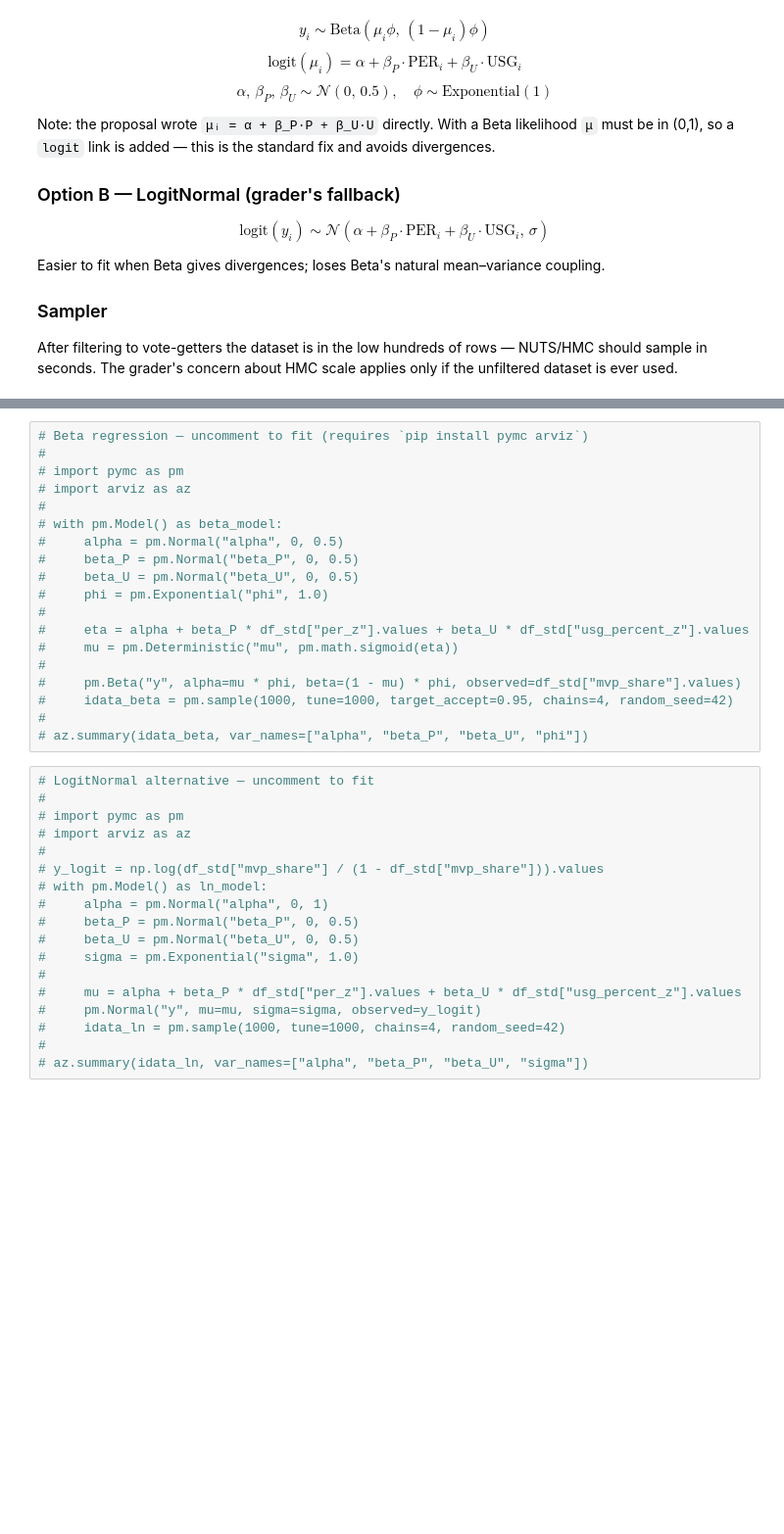
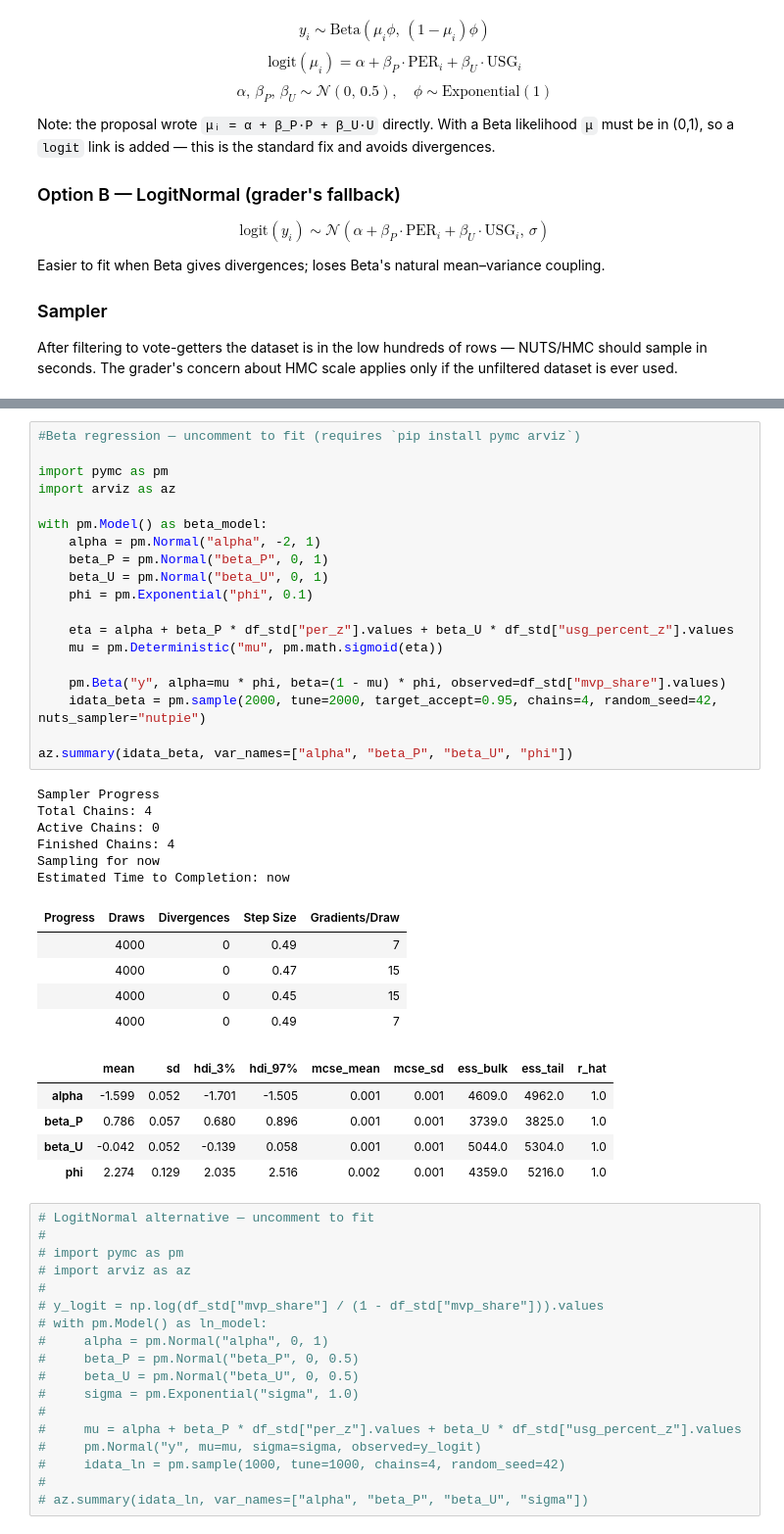
Before and after one commit to tsong28/nba-mvp-analysis, a Jupyter notebook: analysis.ipynb, the cells around one changed output, grey strips where cells are left out. Shown at 98% size. Saved outputs shown, nothing was run; the diff lists cells and outputs as text; blank space fills up the shorter version.

Commit message:
beta regression

```diff
--- a/analysis.ipynb
+++ b/analysis.ipynb
@@ -268,22 +278,39 @@ df_std[["per", "per_z", "usg_percent", "usg_percent_z", "mvp_share"]].describe()
 # %%
-# Beta regression — uncomment to fit (requires `pip install pymc arviz`)
-#
-# import pymc as pm
-# import arviz as az
-#
-# with pm.Model() as beta_model:
-#     alpha = pm.Normal("alpha", 0, 0.5)
-#     beta_P = pm.Normal("beta_P", 0, 0.5)
-#     beta_U = pm.Normal("beta_U", 0, 0.5)
-#     phi = pm.Exponential("phi", 1.0)
-#
-#     eta = alpha + beta_P * df_std["per_z"].values + beta_U * df_std["usg_percent_z"].values
-#     mu = pm.Deterministic("mu", pm.math.sigmoid(eta))
-#
-#     pm.Beta("y", alpha=mu * phi, beta=(1 - mu) * phi, observed=df_std["mvp_share"].values)
-#     idata_beta = pm.sample(1000, tune=1000, target_accept=0.95, chains=4, random_seed=42)
-#
-# az.summary(idata_beta, var_names=["alpha", "beta_P", "beta_U", "phi"])
+#Beta regression — uncomment to fit (requires `pip install pymc arviz`)
+
+import pymc as pm
+import arviz as az
+
+with pm.Model() as beta_model:
+    alpha = pm.Normal("alpha", -2, 1)
+    beta_P = pm.Normal("beta_P", 0, 1)
+    beta_U = pm.Normal("beta_U", 0, 1)
+    phi = pm.Exponential("phi", 0.1)
+
+    eta = alpha + beta_P * df_std["per_z"].values + beta_U * df_std["usg_percent_z"].values
+    mu = pm.Deterministic("mu", pm.math.sigmoid(eta))
+
+    pm.Beta("y", alpha=mu * phi, beta=(1 - mu) * phi, observed=df_std["mvp_share"].values)
+    idata_beta = pm.sample(2000, tune=2000, target_accept=0.95, chains=4, random_seed=42, nuts_sampler="nutpie")
+
+az.summary(idata_beta, var_names=["alpha", "beta_P", "beta_U", "phi"])
+# %% [output]
+Sampler Progress
+Total Chains: 4
+Active Chains: 0
+Finished Chains: 4
+Sampling for now
+Estimated Time to Completion: now
+| Progress | Draws | Divergences | Step Size | Gradients/Draw |
+|  | 4000 | 0 | 0.49 | 7 |
+|  | 4000 | 0 | 0.47 | 15 |
+|  | 4000 | 0 | 0.45 | 15 |
+|  | 4000 | 0 | 0.49 | 7 |
+|  | mean | sd | hdi_3% | hdi_97% | mcse_mean | mcse_sd | ess_bulk | ess_tail | r_hat |
+| alpha | -1.599 | 0.052 | -1.701 | -1.505 | 0.001 | 0.001 | 4609.0 | 4962.0 | 1.0 |
+| beta_P | 0.786 | 0.057 | 0.680 | 0.896 | 0.001 | 0.001 | 3739.0 | 3825.0 | 1.0 |
+| beta_U | -0.042 | 0.052 | -0.139 | 0.058 | 0.001 | 0.001 | 5044.0 | 5304.0 | 1.0 |
+| phi | 2.274 | 0.129 | 2.035 | 2.516 | 0.002 | 0.001 | 4359.0 | 5216.0 | 1.0 |
 # %%
 # LogitNormal alternative — uncomment to fit
 #
```
Also changed, not shown: parts of 2 cells of this notebook.
